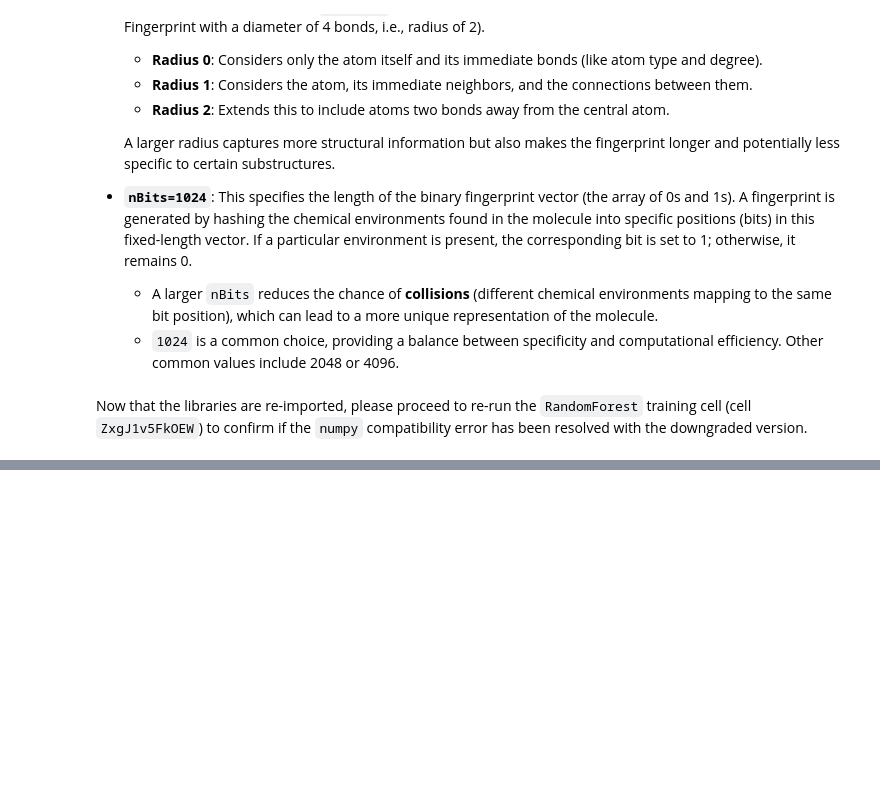
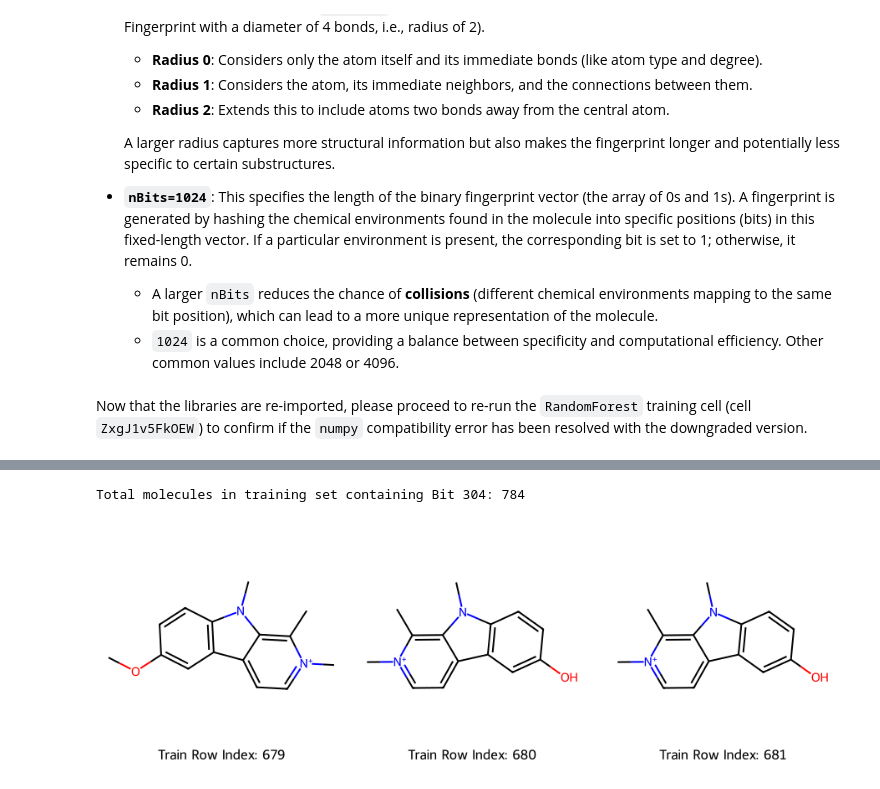
Before and after one commit to eesa3372/Cheminformatics-Learning, a Jupyter notebook: CheminformaticsLearning.ipynb, the cells around one changed output, grey strips where cells are left out. Drawn from its saved outputs; the diff is of its cells as text; code cells hidden in the pictures; blank space fills up the shorter version.

```diff
--- a/CheminformaticsLearning.ipynb
+++ b/CheminformaticsLearning.ipynb
@@ -950,0 +1260,27 @@ Old RMSE: 1.242 -> New RMSE: 1.202
+# %%
+from rdkit.Chem import Draw
+import numpy as np
+
+# 1. Find the row indices where Morgan Bit 304 is present (equals 1)
+matching_rows = np.where(X_train[:, 304] == 1)[0]
+
+print(f"Total molecules in training set containing Bit 304: {len(matching_rows)}")
+
+if len(matching_rows) > 0:
+    # 2. Extract the first 3 molecular objects that contain this bit
+    sample_indices = matching_rows[:3]
+    mols_to_visualize = [train_df['Mol_Object'].iloc[idx] for idx in sample_indices]
+
+    # 3. Render them in a clean visual grid
+    img = Draw.MolsToGridImage(
+        mols_to_visualize,
+        molsPerRow=3,
+        subImgSize=(300, 300),
+        legends=[f"Train Row Index: {idx}" for idx in sample_indices]
+    )
+    display(img)
+else:
+    print("Bit 304 was not found in the training matrix slice.")
+# %% [output]
+Total molecules in training set containing Bit 304: 784
+[figure, added]
```
Also changed, not shown: parts of 29 cells of this notebook.
